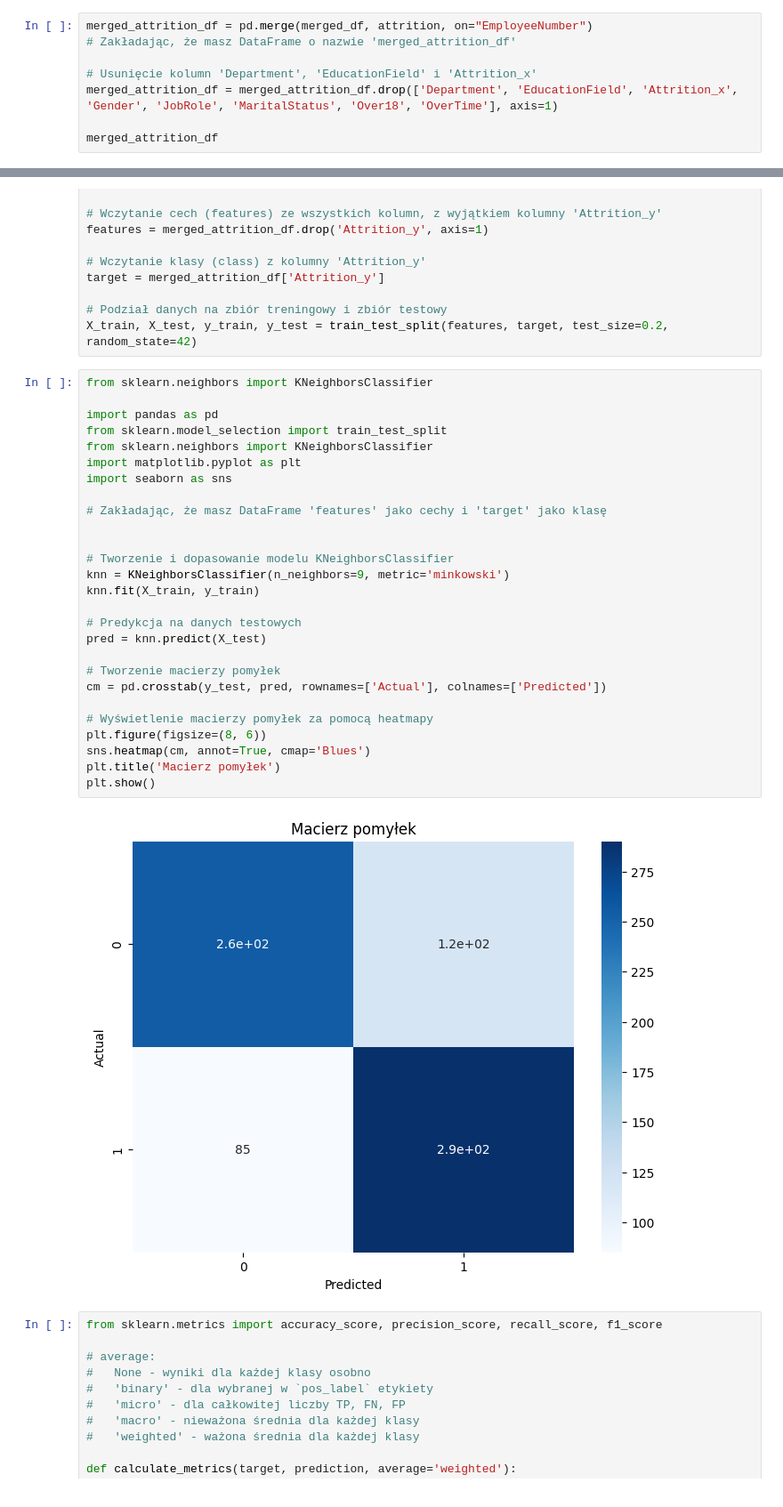
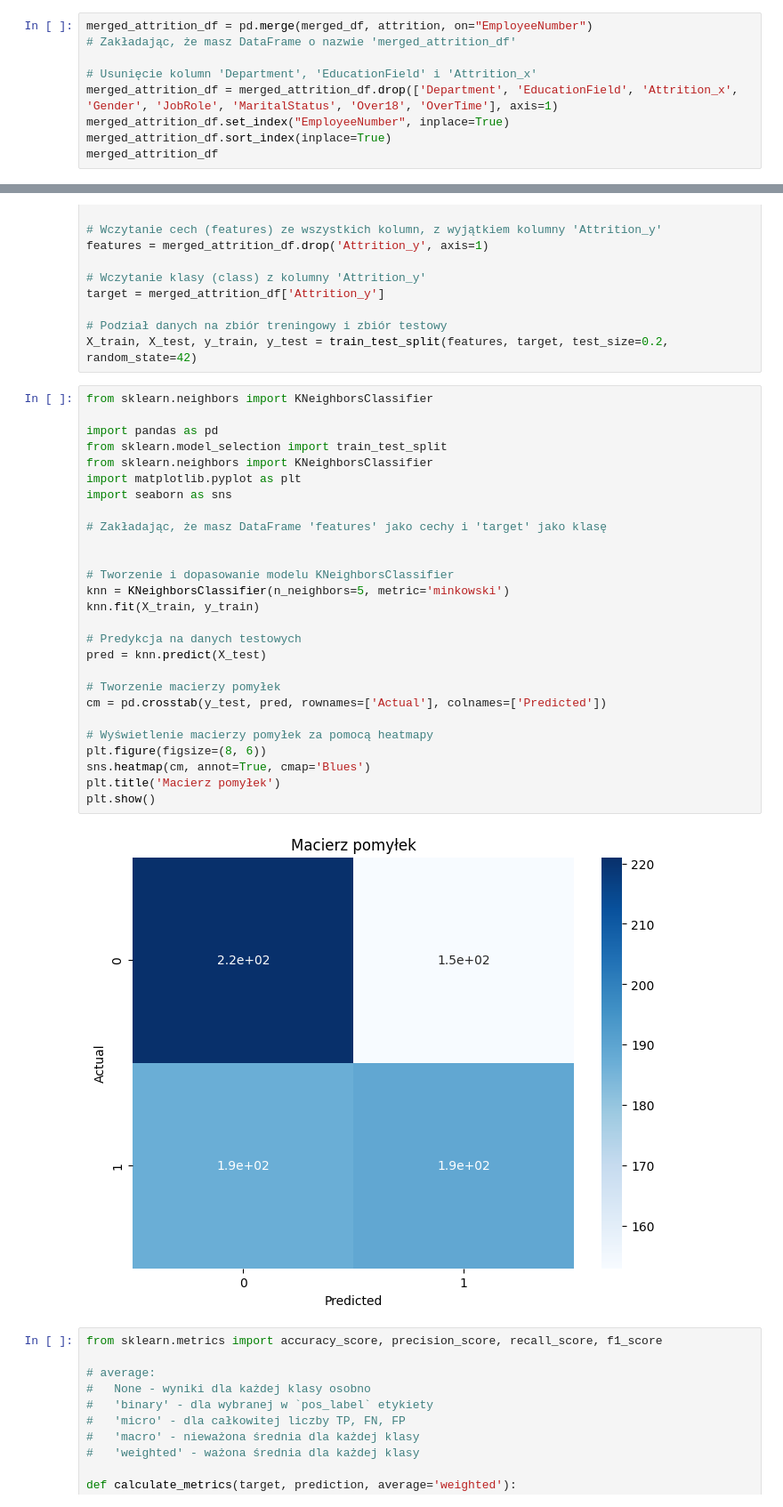
Before and after one commit to PawelPolejowski/nowerepozytorium, a Jupyter notebook: Projekt_klasyfikacje.ipynb, the cells around one changed output, grey strips where cells are left out. Shown: that part at 89% size. Drawn from its saved outputs; the diff is of its cells as text.

```diff
--- a/Projekt_klasyfikacje.ipynb
+++ b/Projekt_klasyfikacje.ipynb
@@ -125,6 +125,7 @@ merged_attrition_df = pd.merge(merged_df, attrition, on="EmployeeNumber")
 
 # Usunięcie kolumn 'Department', 'EducationField' i 'Attrition_x'
 merged_attrition_df = merged_attrition_df.drop(['Department', 'EducationField', 'Attrition_x', 'Gender', 'JobRole', 'MaritalStatus', 'Over18', 'OverTime'], axis=1)
-
+merged_attrition_df.set_index("EmployeeNumber", inplace=True)
+merged_attrition_df.sort_index(inplace=True)
 merged_attrition_df
 # %% [output]
@@ -206,32 +224,32 @@ X_train, X_test, y_train, y_test = train_test_split(features, target, test_size=
 # %%
 from sklearn.neighbors import KNeighborsClassifier
 
 import pandas as pd
 from sklearn.model_selection import train_test_split
 from sklearn.neighbors import KNeighborsClassifier
 import matplotlib.pyplot as plt
 import seaborn as sns
 
 # Zakładając, że masz DataFrame 'features' jako cechy i 'target' jako klasę
 
 
 # Tworzenie i dopasowanie modelu KNeighborsClassifier
-knn = KNeighborsClassifier(n_neighbors=9, metric='minkowski')
+knn = KNeighborsClassifier(n_neighbors=5, metric='minkowski')
 knn.fit(X_train, y_train)
 
 # Predykcja na danych testowych
 pred = knn.predict(X_test)
 
 # Tworzenie macierzy pomyłek
 cm = pd.crosstab(y_test, pred, rownames=['Actual'], colnames=['Predicted'])
 
 # Wyświetlenie macierzy pomyłek za pomocą heatmapy
 plt.figure(figsize=(8, 6))
 sns.heatmap(cm, annot=True, cmap='Blues')
 plt.title('Macierz pomyłek')
 plt.show()
 # %% [output]
-[figure, old version]
+[figure, new version]
 # %%
 from sklearn.metrics import accuracy_score, precision_score, recall_score, f1_score
 
```
Also changed, not shown: parts of 14 cells of this notebook.
